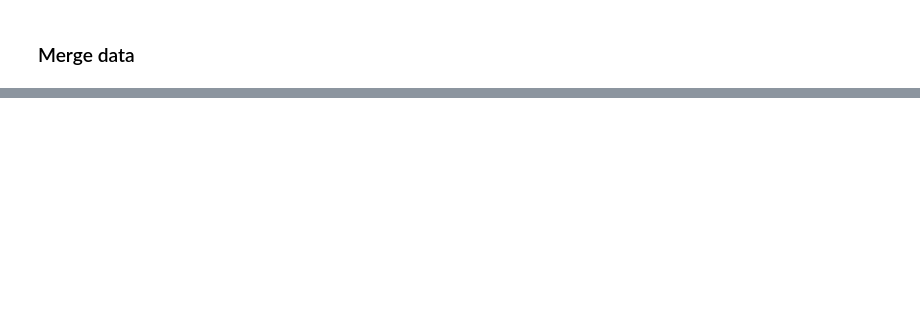
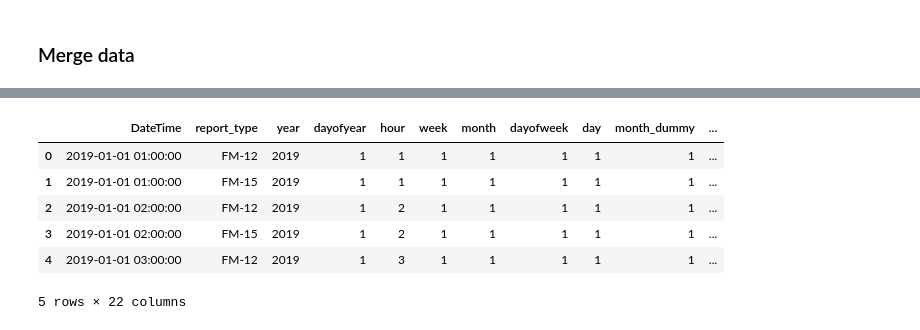
Before and after one commit to NguyenThanhNamIT/AIRPPMHackathon, a Jupyter notebook: src/preprocessing/preprocess.ipynb, the cells around one changed output, grey strips where cells are left out. Cells and saved outputs as stored; diff of their text form; code cells hidden in the pictures; blank space fills up the shorter version.

Commit message:
Quynh Anh | done process data

```diff
--- a/src/preprocessing/preprocess.ipynb
+++ b/src/preprocessing/preprocess.ipynb
@@ -854,0 +669,34 @@ Features used for XGBoost model:
+# %%
+def parse_visibility(val):
+    try:
+        if pd.isna(val):
+            return np.nan
+        parts = str(val).split(',')
+        vis = [int(p) for p in parts if p.strip().isdigit()]
+        if vis:
+            return float(vis[0])
+        return np.nan
+    except:
+        return np.nan
+
+final_data['vis'] = final_data['vis'].apply(parse_visibility)
+# %%
+def parse_dew_point(val):
+    try:
+        if pd.isna(val):
+            return np.nan
+        temp_str = str(val).split(',')[0]
+        temp = int(temp_str) / 10.0
+        return temp
+    except:
+        return np.nan
+
+final_data['dew'] =final_data['dew'].apply(parse_dew_point)
+# %%
+final_data.drop(columns=['wnd', 'tmp' , 'slp', 'rem', 'ga1', 'cig','vis', "dew" ], inplace=True)
+# %%
+from sklearn.preprocessing import LabelEncoder
+label_encoder = LabelEncoder()
+
+final_data['station_code'] = label_encoder.fit_transform(final_data['station_code'].astype(str))
+final_data['report_type'] = label_encoder.fit_transform(final_data['report_type'].astype(str))
@@ -854,0 +705,10 @@ Features used for XGBoost model:
+# %%
+final_data.head()
+# %% [output]
+|  | DateTime | report_type | year | dayofyear | hour | week | month | dayofweek | day | month_dummy | ... |
+| 0 | 2019-01-01 01:00:00 | FM-12 | 2019 | 1 | 1 | 1 | 1 | 1 | 1 | 1 | ... |
+| 1 | 2019-01-01 01:00:00 | FM-15 | 2019 | 1 | 1 | 1 | 1 | 1 | 1 | 1 | ... |
+| 2 | 2019-01-01 02:00:00 | FM-12 | 2019 | 1 | 2 | 1 | 1 | 1 | 1 | 1 | ... |
+| 3 | 2019-01-01 02:00:00 | FM-15 | 2019 | 1 | 2 | 1 | 1 | 1 | 1 | 1 | ... |
+| 4 | 2019-01-01 03:00:00 | FM-12 | 2019 | 1 | 3 | 1 | 1 | 1 | 1 | 1 | ... |
+5 rows × 22 columns
```
Also changed, not shown: parts of 22 cells of this notebook, 1 other file.
